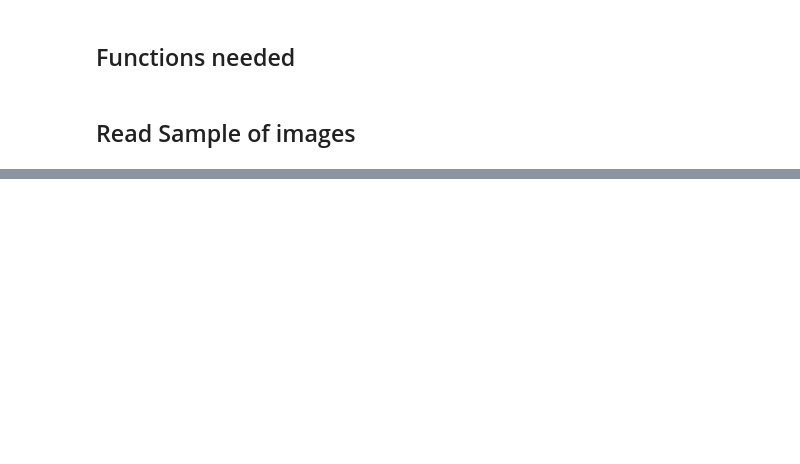
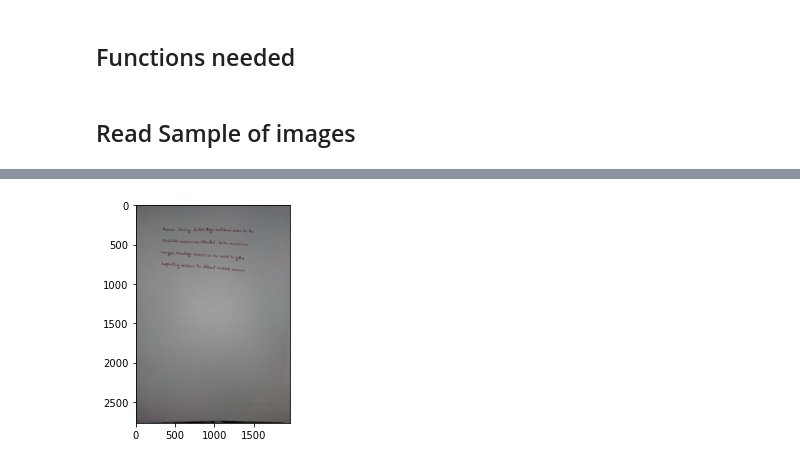
Before and after one commit to NouranHany/Handwriting-Based-Gender-Classification, a Jupyter notebook: Space extraction.ipynb, the cells around one changed output, grey strips where cells are left out. Saved outputs shown, nothing was run; the diff lists cells and outputs as text; code cells hidden in the pictures; blank space fills up the shorter version.

```diff
--- a/Space extraction.ipynb
+++ b/Space extraction.ipynb
@@ -209,0 +303,5 @@ draw_grid(figsize=(10,5), rows=3, cols=3, imgs=imgs[:9])
+# %%
+plt.imshow(female_imgs[56])
+plt.show()
+# %% [output]
+[figure, added]
```
Also changed, not shown: parts of 13 cells of this notebook, 1 other file.
